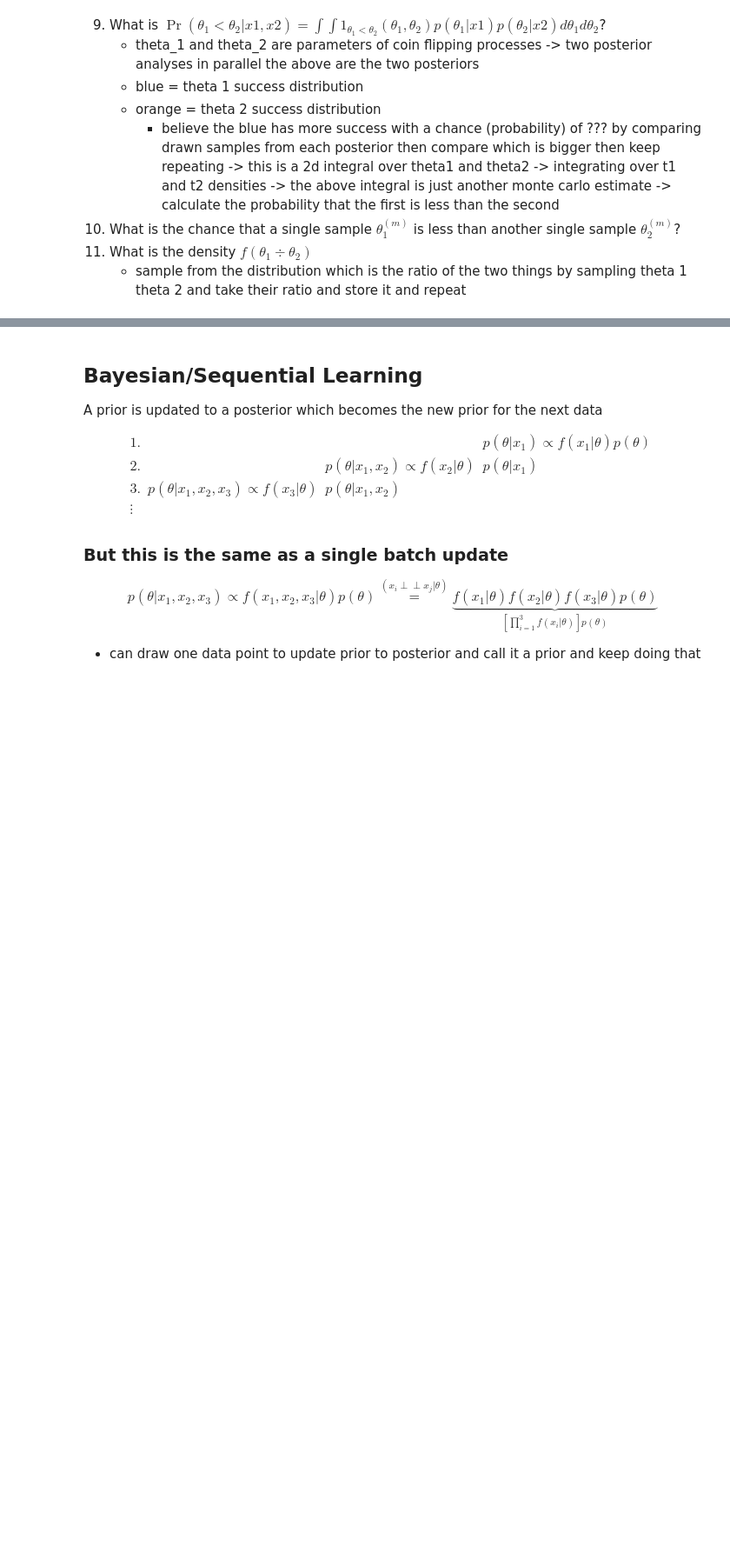
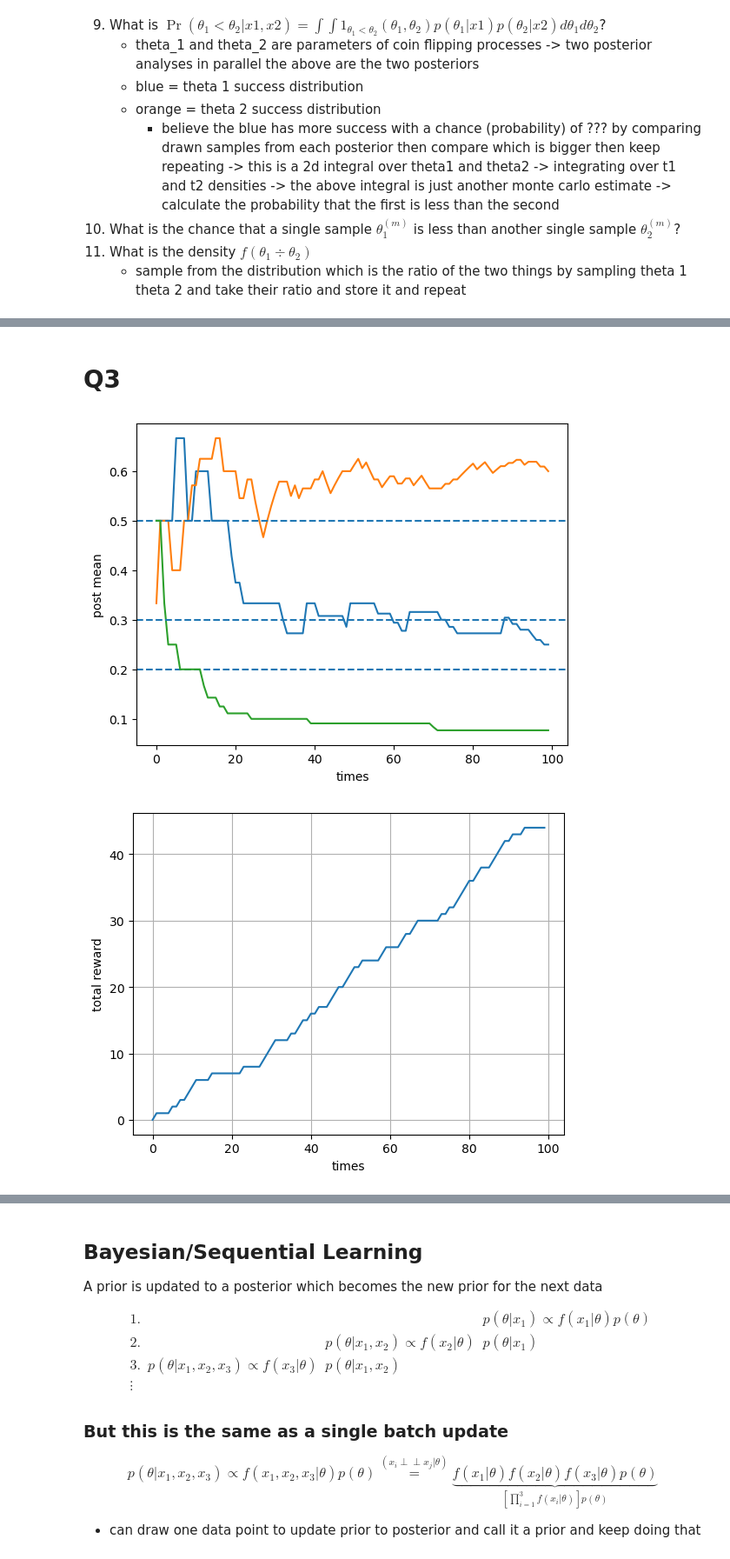
Before and after one commit to kelsey822/STA365, a Jupyter notebook: weekly_hw/week2_probability_and_bayesian_inference.ipynb, the cells around one changed output, grey strips where cells are left out. Shown: that part at 87% size. Saved outputs shown, nothing was run; the diff lists cells and outputs as text; code cells hidden in the pictures; blank space fills up the shorter version.

```diff
--- a/weekly_hw/week2_probability_and_bayesian_inference.ipynb
+++ b/weekly_hw/week2_probability_and_bayesian_inference.ipynb
@@ -373,0 +470,75 @@ plt.legend();
+# %% [markdown]
+# Q3
+# %%
+#Q3
+# generalized code with 3 bandits
+import numpy as np
+import matplotlib.pyplot as plt
+
+#define probabilities
+theta1 = 0.2
+theta2 = 0.5
+theta3 = 0.3
+
+#define the priors
+a1 = 1
+b1 = 1
+a2 = 1
+b2 = 1
+a3 = 1
+b3 = 1
+
+#set up counters and such
+times = 100
+n = [0, 0, 0] #time iter counter
+s = [0, 0, 0]  #success counter
+
+posterior_means = [[], [], []]
+cumulative_rewards = []
+total_reward = 0
+
+for time in range(times):
+    #get the posterior means at time time
+    mean1 = (a1 + s[0]) / (a1 + b1 + n[0])
+    mean2 = (a2 + s[1]) / (a2 + b2 + n[1])
+    mean3 = (a3 + s[2]) / (a3 + b3 + n[2])
+    means = [mean1, mean2, mean3]
+
+    #use that to calculate the probabilities
+    total_mean = sum(means)
+    prob1 = mean1 / total_mean
+    prob2 = mean2 / total_mean
+    prob3 = mean3 / total_mean
+    probs = [prob1, prob2, prob3]
+
+    # pick a bandit
+    bandit = np.random.choice([0, 1, 2], p=probs)
+    outcome = np.random.rand() < [theta1, theta2, theta3][bandit]
+    n[bandit] += 1
+    s[bandit] += outcome
+
+    # update and store info
+    total_reward += outcome
+
+    for i in range(3):
+        posterior_means[i].append((a1 + s[i]) / (a1 + b1 + n[i]))
+    cumulative_rewards.append(total_reward)
+
+# visualize
+for i in range(3):
+    plt.plot(posterior_means[i], label=f"bandit {i + 1}")
+    plt.axhline([theta1, theta2, theta3][i], linestyle="--")
+
+plt.xlabel("times")
+plt.ylabel("post mean")
+plt.show()
+
+# Cumulative rewards
+plt.plot(cumulative_rewards, label="cumulative rewards")
+plt.xlabel("times")
+plt.ylabel("total reward")
+plt.grid()
+plt.show()
+# %% [output]
+[figure, added]
+[figure, added]
```
Also changed, not shown: parts of 5 cells of this notebook.
